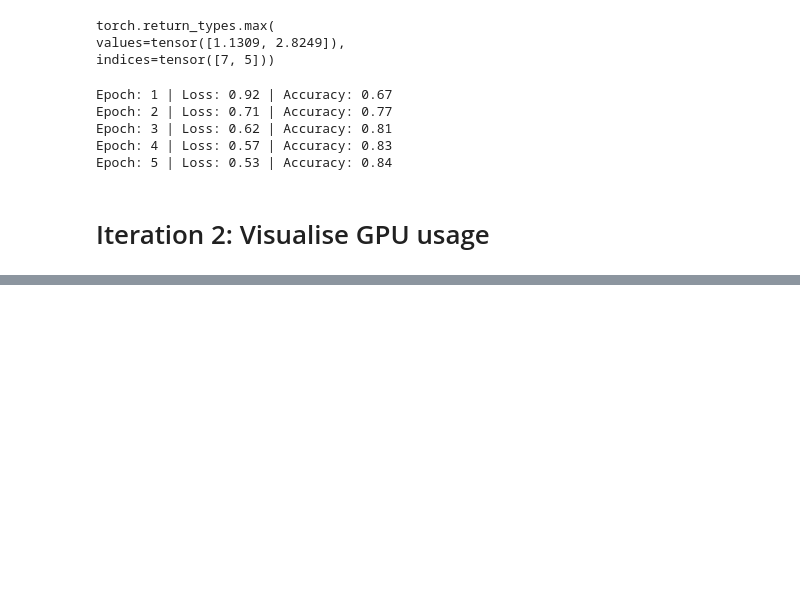
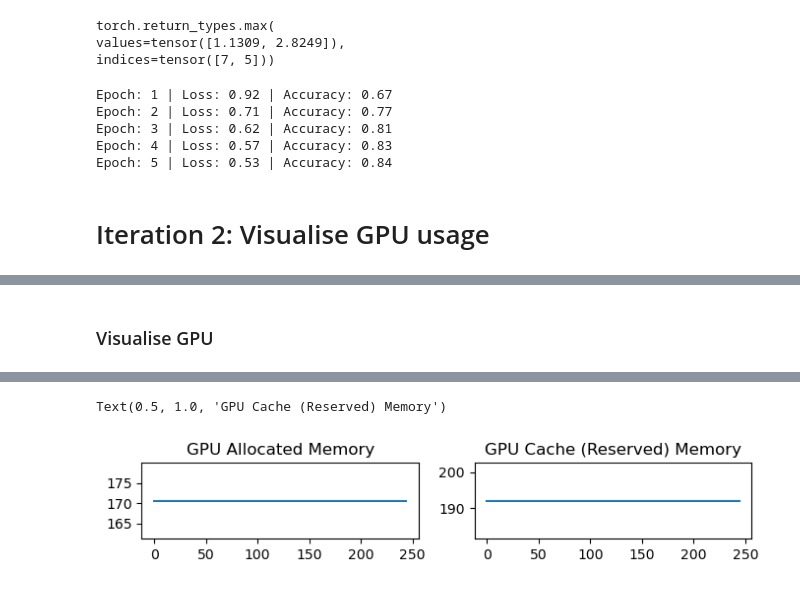
Before and after one commit to mshahoyi/learning_ai, a Jupyter notebook: mnist.ipynb, the cells around one changed output, grey strips where cells are left out. Drawn from its saved outputs; the diff is of its cells as text; code cells hidden in the pictures; blank space fills up the shorter version.

```diff
--- a/mnist.ipynb
+++ b/mnist.ipynb
@@ -315,0 +379,3 @@ Epoch: 5 | Loss: 0.39 | Accuracy: 0.89 | Allocated memory: 0.0 Mb | Cached memor
+# %%
+device = torch.device('cuda' if torch.cuda.is_available() else 'cpu')
+device
@@ -315,0 +405,6 @@ Epoch: 5 | Loss: 0.39 | Accuracy: 0.89 | Allocated memory: 0.0 Mb | Cached memor
+# %%
+model = Linear()
+# %%
+x_train = x_train.to(device)
+y_train = y_train.to(device)
+y_train_oh = y_train_oh.to(device)
@@ -315,0 +461,2 @@ Epoch: 5 | Loss: 0.39 | Accuracy: 0.89 | Allocated memory: 0.0 Mb | Cached memor
+# %% [markdown]
+### Visualise GPU
@@ -315,0 +474,58 @@ Epoch: 5 | Loss: 0.39 | Accuracy: 0.89 | Allocated memory: 0.0 Mb | Cached memor
+# %%
+import time
+import pdb
+
+epoch = 5
+lr = 0.01
+bs = 1024
+writer = SummaryWriter('runs/experiment_2')
+gpu_alloc = []
+gpu_res = []
+
+
+for e in range(epoch):
+    epoch_loss = 0
+    start_time = time.time()
+
+    for b in range(0, len(x_train) - bs, bs):
+        model.train()
+        xb = x_train[b:b+bs]
+        # pdb.set_trace()
+        preds = model.forward(xb)
+        loss = ce_loss(preds, y_train_oh[b:b+bs]).mean()
+        loss.backward()
+
+        epoch_loss += loss
+
+        gpu_alloc.append(torch.cuda.memory_allocated() / 1024**2)
+        gpu_res.append(torch.cuda.memory_reserved() / 1024**2)
+
+        with torch.no_grad():
+            model.weights -= lr*model.weights.grad
+            model.weights.grad.zero_()
+            model.biases -= lr*model.biases.grad
+            model.biases.grad.zero_()
+
+    model.eval()
+    accuracy = (model.forward(x_train).max(1).indices == y_train).float().mean().item()
+    alloc_mem = torch.cuda.memory_allocated() / 1024**2
+    gpu_alloc.append(alloc_mem)
+    res_mem = torch.cuda.memory_reserved() / 1024**2
+    gpu_res.append(res_mem)
+    end_time = time.time()
+    dur = end_time - start_time
+    print(f'Epoch: {e+1} | Time: {dur:.2f}s | Loss: {loss:.2f} | Accuracy: {accuracy:.2f} | Allocated memory: {alloc_mem:.2f} Mb | Cached memory: {res_mem:.2f} Mb')
+    writer.add_scalar('Loss/train', loss, e+1)
+    writer.add_scalar('Accuracy/train', accuracy, e+1)
+    writer.add_scalar('GPU/Allocated Memory', alloc_mem, epoch)
+    writer.add_scalar('GPU/Cached Memory', res_mem, epoch)
+    writer.add_scalar('Duration', dur, epoch)
+
+writer.close()
+fig, ax = plt.subplots(1, 2, figsize=(8,1))
+ax[0].plot(torch.arange(len(gpu_alloc)), gpu_alloc)
+ax[0].set_title("GPU Allocated Memory")
+
+ax[1].plot(torch.arange(len(gpu_res)), gpu_res)
+ax[1].set_title("GPU Cache (Reserved) Memory")
+# %% [output]
@@ -315,0 +537,2 @@ Epoch: 5 | Loss: 0.39 | Accuracy: 0.89 | Allocated memory: 0.0 Mb | Cached memor
+Text(0.5, 1.0, 'GPU Cache (Reserved) Memory')
+[figure, added]
```
Also changed, not shown: parts of 16 cells of this notebook.
